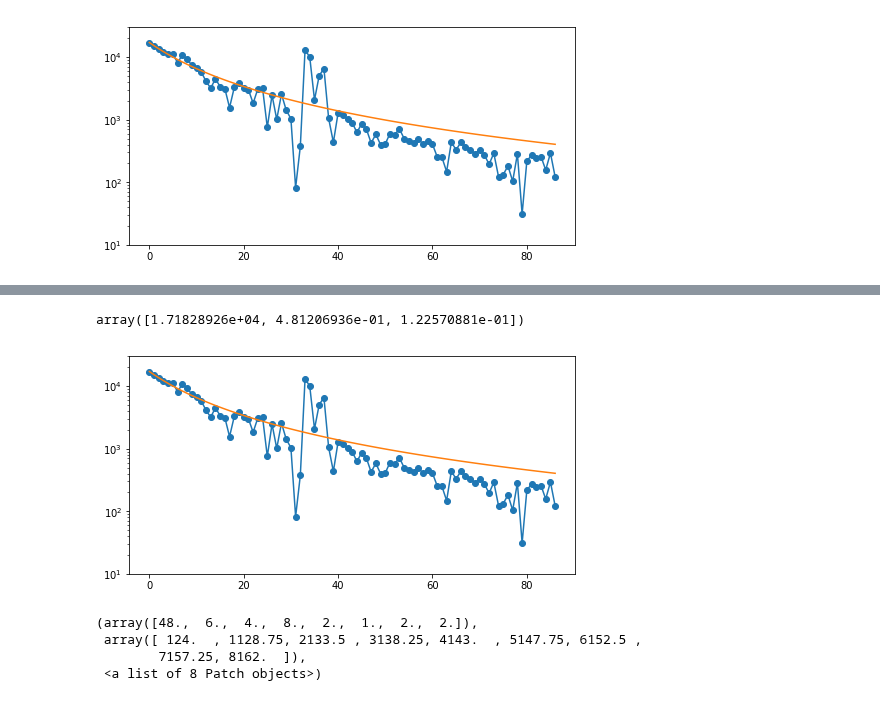
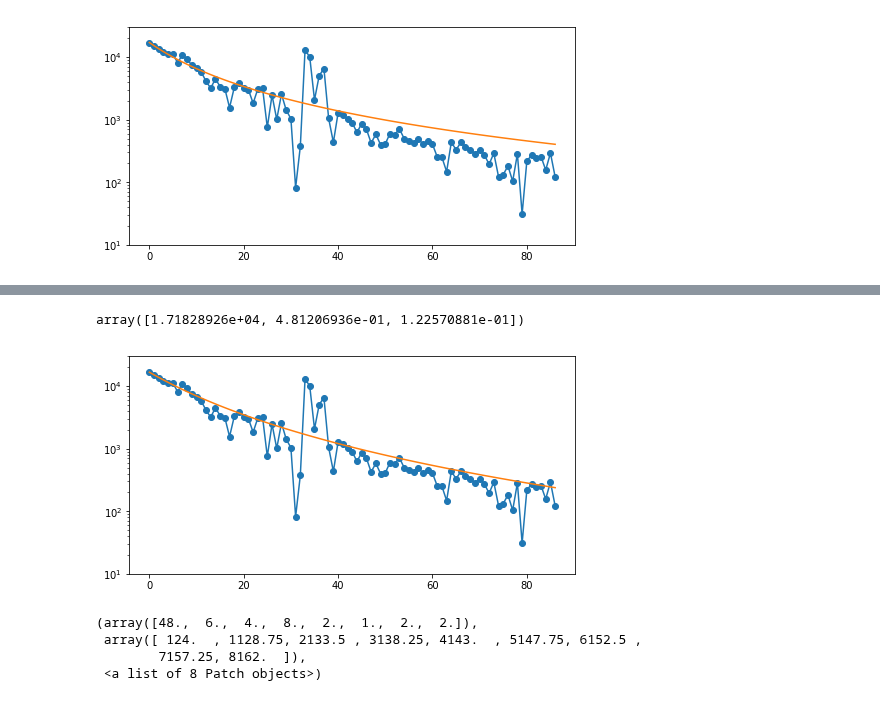
Before and after one commit to aegis4048/aegis4048.github.io, a Jupyter notebook: downloads/notebooks/confidence_interval - Copy (3).ipynb, the cells around one changed output, grey strips where cells are left out. Cells and saved outputs as stored; diff of their text form; code cells hidden in the pictures.

```diff
--- a/downloads/notebooks/confidence_interval - Copy (3).ipynb
+++ b/downloads/notebooks/confidence_interval - Copy (3).ipynb
@@ -2010,31 +2002,31 @@ plt.hist(y)
 # %%
 x = df['Time'][1:]
 y = df['Oil Prod. (bopd)'][1:]
 
 y = [item for item in y if item > 10]
 x_1 = np.array([i for i in range(len(y))])
 
 #x_1 = np.array([i for i in range(len(x))])
 
 def func_1(x, a, b, c):
     return a * np.exp(-b * x) + c
 
 def func_2(x, qi, b, Di):
     return qi / (1 + b * Di * x) ** (1 / b)
 
 def func_3(x, Di, qi):
     return qi / (1 + Di * x)
 
 popt, pcov = curve_fit(func_2, x_1, y, maxfev=10000, p0=[16000, 0.1, 0.1])
 fig, ax = plt.subplots(figsize=(8, 4))
 ax.plot(x_1, y, '-o')
 ax.set_yscale('log')
-ax.plot(x_1, func_2(x_1, *popt))
+ax.plot(x_1, func_2(x_1, *[16750, 0.3, 0.1]))
 ax.set_ylim(10, 30000)
 popt
 # %% [output]
 array([1.71828926e+04, 4.81206936e-01, 1.22570881e-01])
-[figure, old version]
+[figure, new version]
 # %%
 temp = [item for item in y if item > 1]
 temp_y = [i for i in ranxge(len(temp))]
```
Also changed, not shown: parts of 1 cell of this notebook, 12 other files.
